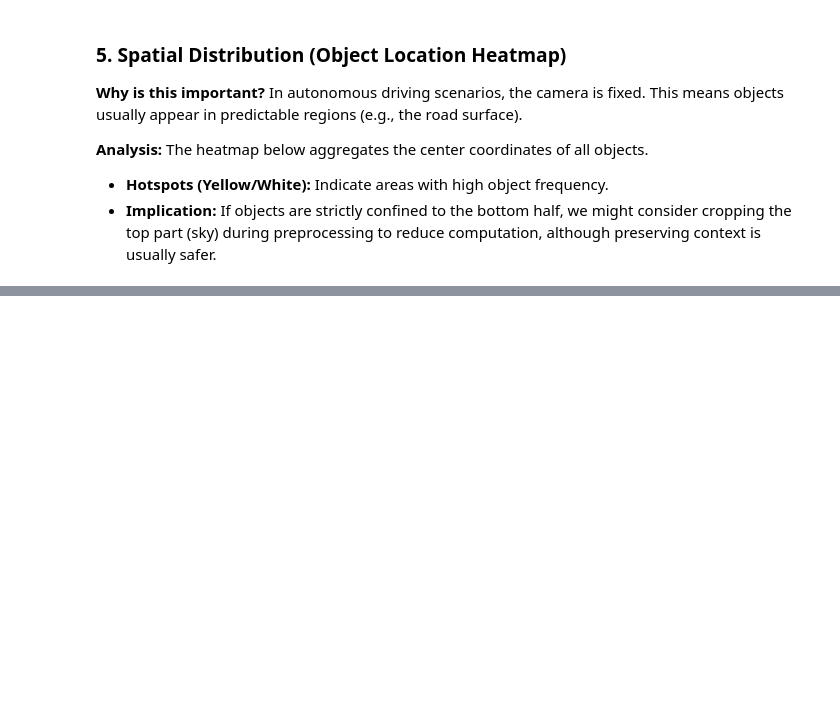
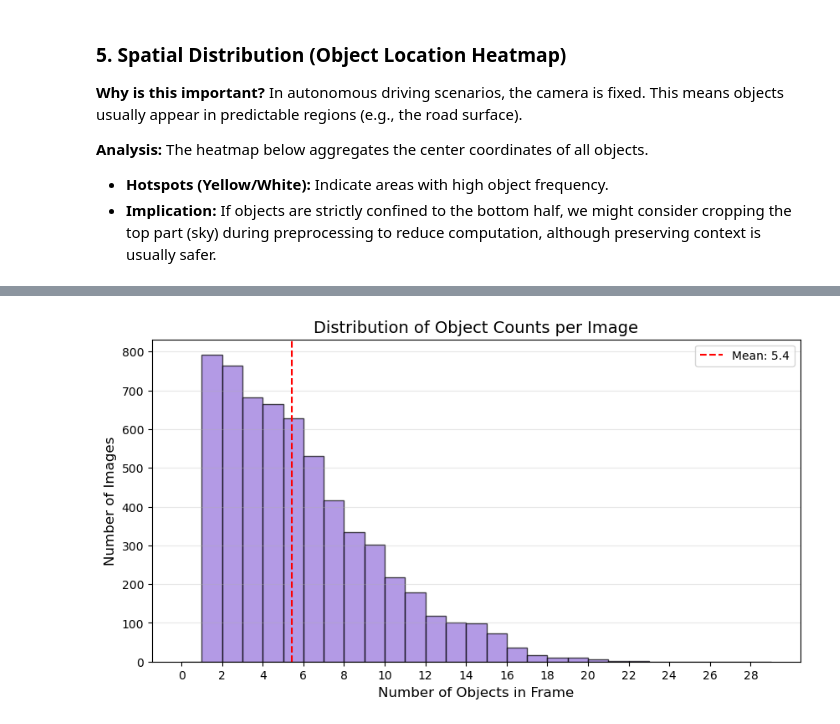
Before and after one commit to Mahdi-Salman/AI-FinalProject-Vision, a Jupyter notebook: notebooks/EDA.ipynb, the cells around one changed output, grey strips where cells are left out. Cells and saved outputs as stored; diff of their text form; code cells hidden in the pictures; blank space fills up the shorter version.

Commit message:
EDA: Add Scene Density histogram with analysis

```diff
--- a/notebooks/EDA.ipynb
+++ b/notebooks/EDA.ipynb
@@ -142,0 +157,15 @@ plt.show()
+# %%
+plt.figure(figsize=(10, 5))
+plt.hist(objects_per_image, bins=range(0, 30), color='mediumpurple', edgecolor='black', alpha=0.7)
+plt.title('Distribution of Object Counts per Image', fontsize=14)
+plt.xlabel('Number of Objects in Frame', fontsize=12)
+plt.ylabel('Number of Images', fontsize=12)
+plt.xticks(range(0, 30, 2))
+# Add mean line
+mean_val = np.mean(objects_per_image)
+plt.axvline(mean_val, color='red', linestyle='dashed', linewidth=1.5, label=f'Mean: {mean_val:.1f}')
+plt.legend()
+plt.grid(axis='y', alpha=0.3)
+plt.show()
+# %% [output]
+[figure, added]
```
Also changed, not shown: parts of 5 cells of this notebook.
